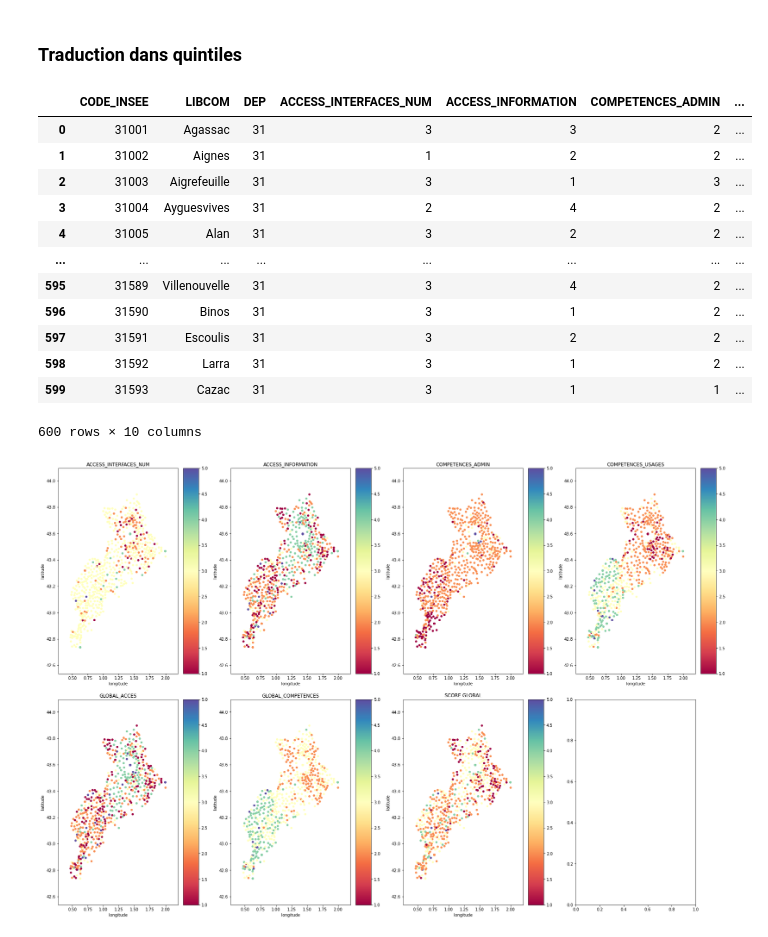
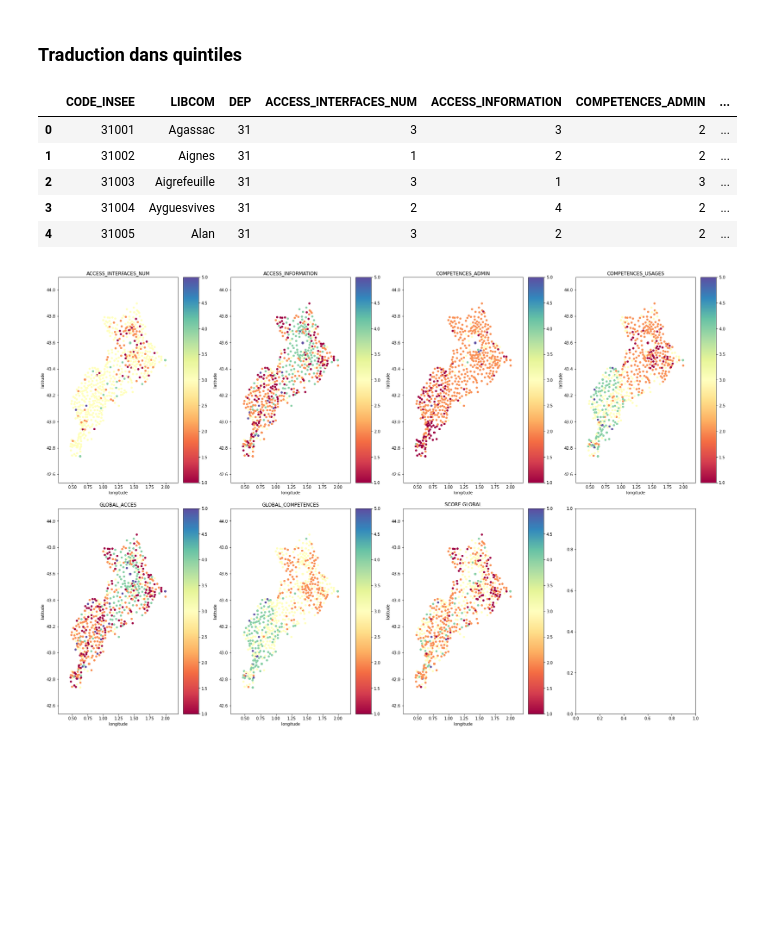
Before and after one commit to dataforgoodfr/batch8_mednum, a Jupyter notebook: notebooks/dataviz_merge.ipynb, the cells around one changed output. Saved outputs shown, nothing was run; the diff lists cells and outputs as text; code cells hidden in the pictures; blank space fills up the shorter version.

```diff
--- a/notebooks/dataviz_merge.ipynb
+++ b/notebooks/dataviz_merge.ipynb
@@ -274,21 +267,14 @@ score
 # %%
 quintiles = pd.concat([pd.cut(score[col], bins=5,duplicates='drop',labels=range(1,6)) for col in score.columns],axis=1) #discretize values in five groups by columns
 quintiles = pd.concat([BD_gps[indexes],quintiles],axis=1) #add info code_insee
-quintiles
+quintiles.head()
 # %% [output]
 |  | CODE_INSEE | LIBCOM | DEP | ACCESS_INTERFACES_NUM | ACCESS_INFORMATION | COMPETENCES_ADMIN | ... |
 | 0 | 31001 | Agassac | 31 | 3 | 3 | 2 | ... |
 | 1 | 31002 | Aignes | 31 | 1 | 2 | 2 | ... |
 | 2 | 31003 | Aigrefeuille | 31 | 3 | 1 | 3 | ... |
 | 3 | 31004 | Ayguesvives | 31 | 2 | 4 | 2 | ... |
 | 4 | 31005 | Alan | 31 | 3 | 2 | 2 | ... |
-| ... | ... | ... | ... | ... | ... | ... | ... |
-| 595 | 31589 | Villenouvelle | 31 | 3 | 4 | 2 | ... |
-| 596 | 31590 | Binos | 31 | 3 | 1 | 2 | ... |
-| 597 | 31591 | Escoulis | 31 | 3 | 2 | 2 | ... |
-| 598 | 31592 | Larra | 31 | 3 | 1 | 2 | ... |
-| 599 | 31593 | Cazac | 31 | 3 | 1 | 1 | ... |
-600 rows × 10 columns
 # %%
 df2 = pd.merge(quintiles,data_gps,on='CODE_INSEE') #merge with gps
 ylim = (df2.latitude.min()-0.2,df2.latitude.max()+0.2)
```
Also changed, not shown: parts of 1 cell of this notebook.
